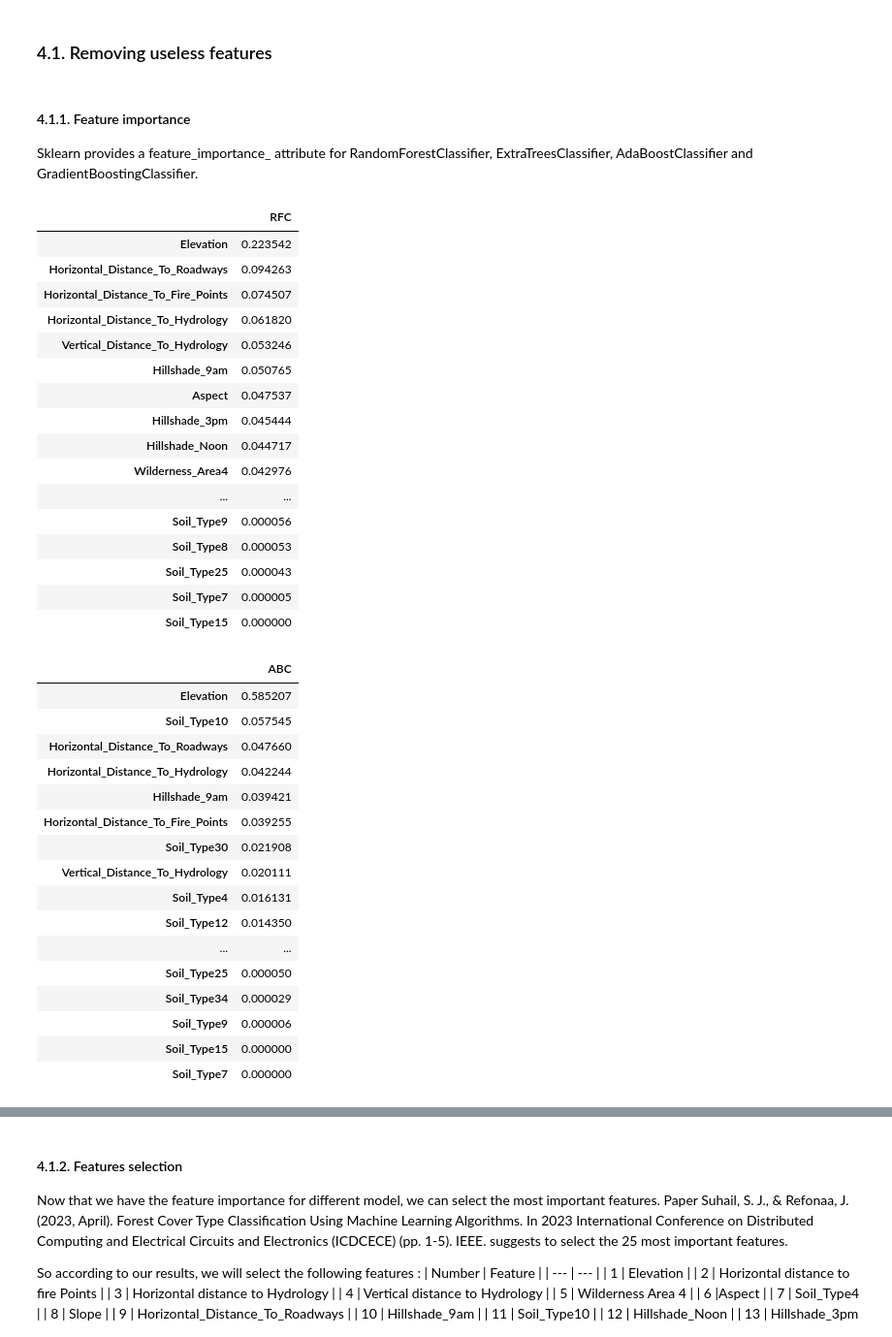
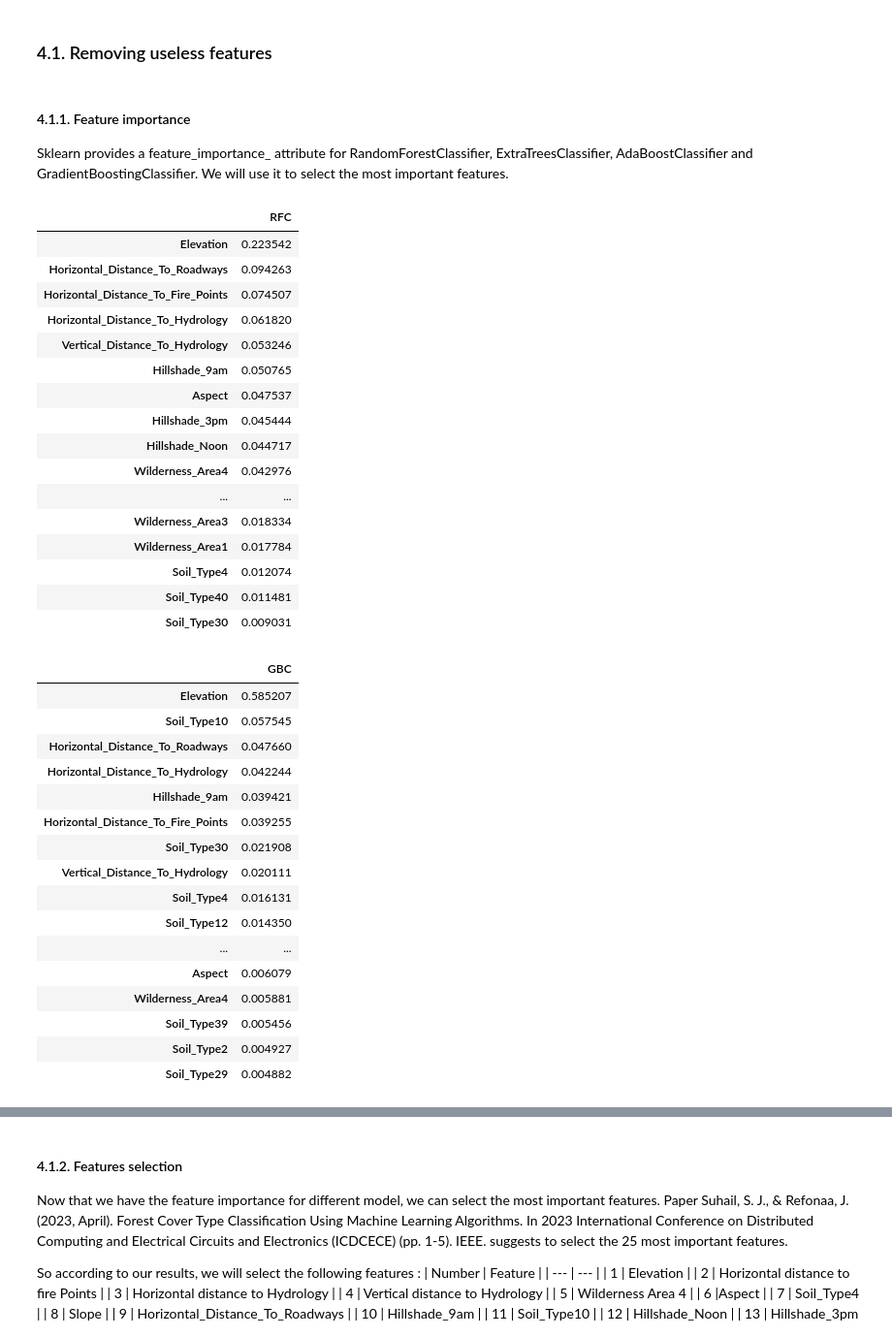
Before and after one commit to jacedoir/MAP553_kaggle, a Jupyter notebook: v2.ipynb, the cells around one changed output, grey strips where cells are left out. Shown: that part at 97% size. Drawn from its saved outputs; the diff is of its cells as text; code cells hidden in the pictures.

```diff
--- a/v2.ipynb
+++ b/v2.ipynb
@@ -174,16 +223,16 @@ All of this plots shows that selecting all the features will not give the best r
 ### 4.1. Removing useless features <a name="useless"></a>
 # %% [markdown]
 #### 4.1.1. Feature importance
-Sklearn provides a feature_importance_ attribute for RandomForestClassifier, ExtraTreesClassifier, AdaBoostClassifier and GradientBoostingClassifier.
+Sklearn provides a feature_importance_ attribute for RandomForestClassifier, ExtraTreesClassifier, AdaBoostClassifier and GradientBoostingClassifier. We will use it to select the most important features.
 # %%
 from sklearn.ensemble import RandomForestClassifier
 
 model = RandomForestClassifier(random_state = 42)
 model.fit(train_data, cover_type_train)
 
-important_features = pd.DataFrame(model.feature_importances_, index = train_data.columns, columns=['RFC']).sort_values('Random Forest', ascending=False)
+important_features = pd.DataFrame(model.feature_importances_, index = train_data.columns, columns=['RFC']).sort_values('RFC', ascending=False)
 
-important_features
+important_features.head(20)
 # %% [output]
 |  | RFC |
 | Elevation | 0.223542 |
@@ -197,22 +246,22 @@ important_features
 | Hillshade_Noon | 0.044717 |
 | Wilderness_Area4 | 0.042976 |
 | ... | ... |
-| Soil_Type9 | 0.000056 |
-| Soil_Type8 | 0.000053 |
-| Soil_Type25 | 0.000043 |
-| Soil_Type7 | 0.000005 |
-| Soil_Type15 | 0.000000 |
+| Wilderness_Area3 | 0.018334 |
+| Wilderness_Area1 | 0.017784 |
+| Soil_Type4 | 0.012074 |
+| Soil_Type40 | 0.011481 |
+| Soil_Type30 | 0.009031 |
 # %%
 from sklearn.ensemble import GradientBoostingClassifier
 
 model = GradientBoostingClassifier(random_state = 42)
 model.fit(train_data, cover_type_train)
 
-important_features = pd.DataFrame(model.feature_importances_, index = train_data.columns, columns=['ABC']).sort_values('Gradient Boosting', ascending=False)
+important_features = pd.DataFrame(model.feature_importances_, index = train_data.columns, columns=['GBC']).sort_values('GBC', ascending=False)
 
-important_features
+important_features.head(20)
 # %% [output]
-|  | ABC |
+|  | GBC |
 | Elevation | 0.585207 |
 | Soil_Type10 | 0.057545 |
 | Horizontal_Distance_To_Roadways | 0.047660 |
@@ -224,11 +273,11 @@ important_features
 | Soil_Type4 | 0.016131 |
 | Soil_Type12 | 0.014350 |
 | ... | ... |
-| Soil_Type25 | 0.000050 |
-| Soil_Type34 | 0.000029 |
-| Soil_Type9 | 0.000006 |
-| Soil_Type15 | 0.000000 |
-| Soil_Type7 | 0.000000 |
+| Aspect | 0.006079 |
+| Wilderness_Area4 | 0.005881 |
+| Soil_Type39 | 0.005456 |
+| Soil_Type2 | 0.004927 |
+| Soil_Type29 | 0.004882 |
 # %%
 from sklearn.ensemble import AdaBoostClassifier
 
```
Also changed, not shown: parts of 52 cells of this notebook.
